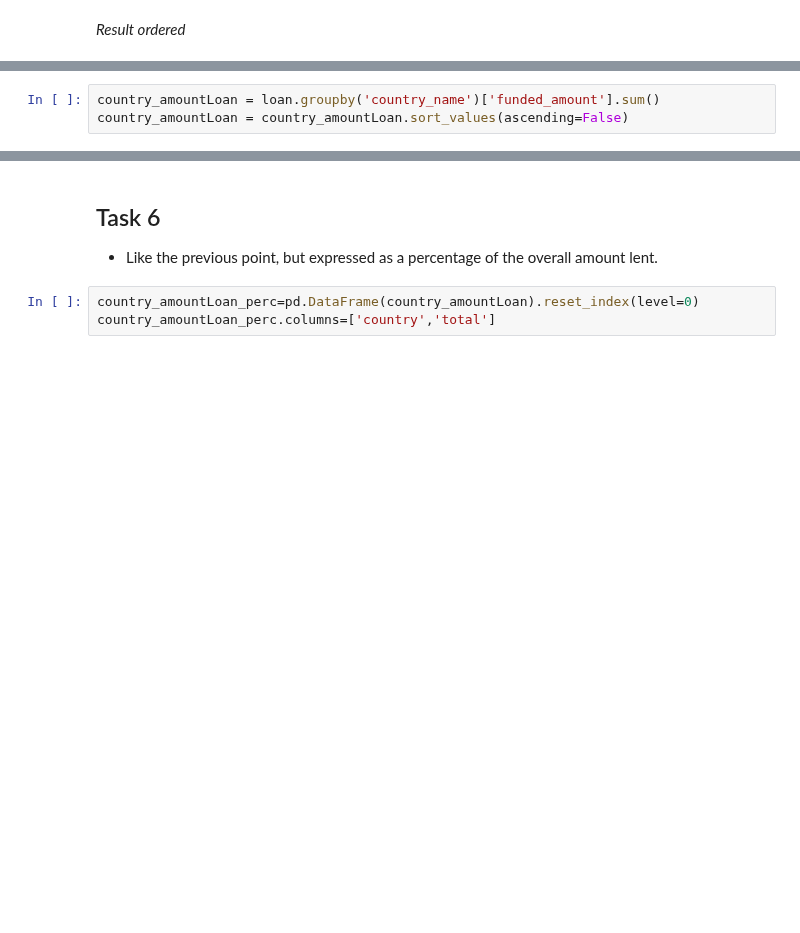
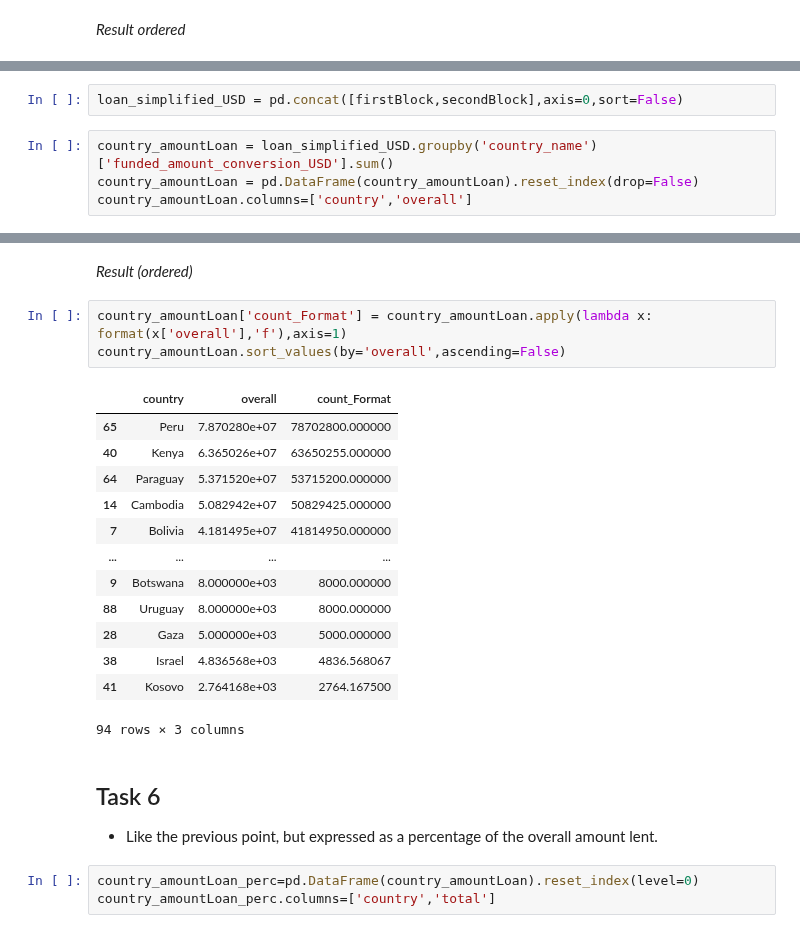
Before and after one commit to gaveter/Project_cs, a Jupyter notebook: Project.ipynb, the cells around one changed output, grey strips where cells are left out. Saved outputs shown, nothing was run; the diff lists cells and outputs as text; blank space fills up the shorter version.

```diff
--- a/Project.ipynb
+++ b/Project.ipynb
@@ -365,4 +721,7 @@ country_numberLoan.sort_values(by='count',ascending=False)
+# %%
+loan_simplified_USD = pd.concat([firstBlock,secondBlock],axis=0,sort=False)
 # %%
-country_amountLoan = loan.groupby('country_name')['funded_amount'].sum()
-country_amountLoan = country_amountLoan.sort_values(ascending=False)
+country_amountLoan = loan_simplified_USD.groupby('country_name')['funded_amount_conversion_USD'].sum()
+country_amountLoan = pd.DataFrame(country_amountLoan).reset_index(drop=False)
+country_amountLoan.columns=['country','overall']
 # %% [markdown]
@@ -380,3 +738,22 @@ Name: funded_amount, dtype: float64
+# %% [markdown]
+_Result (ordered)_
+# %%
+country_amountLoan['count_Format'] = country_amountLoan.apply(lambda x: format(x['overall'],'f'),axis=1)
+country_amountLoan.sort_values(by='overall',ascending=False)
+# %% [output]
+|  | country | overall | count_Format |
+| 65 | Peru | 7.870280e+07 | 78702800.000000 |
+| 40 | Kenya | 6.365026e+07 | 63650255.000000 |
+| 64 | Paraguay | 5.371520e+07 | 53715200.000000 |
+| 14 | Cambodia | 5.082942e+07 | 50829425.000000 |
+| 7 | Bolivia | 4.181495e+07 | 41814950.000000 |
+| ... | ... | ... | ... |
+| 9 | Botswana | 8.000000e+03 | 8000.000000 |
+| 88 | Uruguay | 8.000000e+03 | 8000.000000 |
+| 28 | Gaza | 5.000000e+03 | 5000.000000 |
+| 38 | Israel | 4.836568e+03 | 4836.568067 |
+| 41 | Kosovo | 2.764168e+03 | 2764.167500 |
+94 rows × 3 columns
 # %% [markdown]
 ## Task 6
 - Like the previous point, but expressed as a percentage of the overall amount lent.
```
Also changed, not shown: parts of 99 cells of this notebook.
